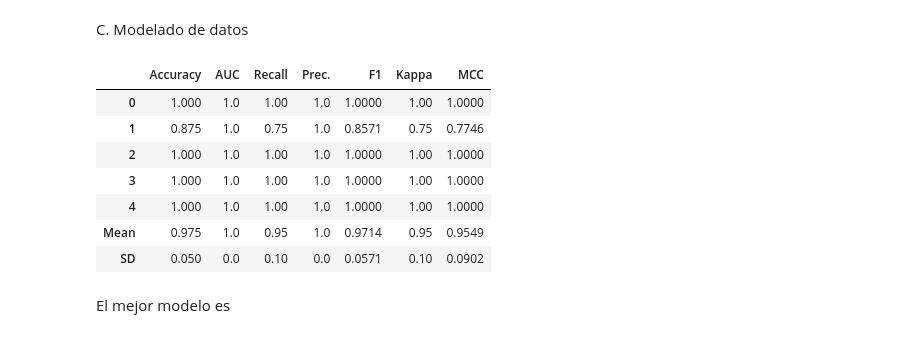
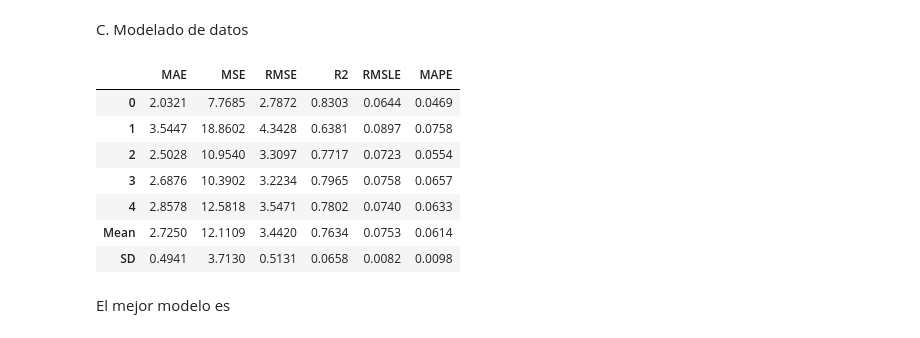
Before and after one commit to eliasalemann/UNI, a Jupyter notebook: EX2.ipynb, the cells around one changed output. Saved outputs shown, nothing was run; the diff lists cells and outputs as text; code cells hidden in the pictures.

```diff
--- a/EX2.ipynb
+++ b/EX2.ipynb
@@ -117,33 +117,33 @@ sb.pairplot(df)
 C. Modelado de datos
 # %%
 #Importando la libreria de clasificacion
-from pycaret.classification import *
+from pycaret.regression import *
 
 #Definicion del modelo
-set_up = setup(data,
-      target = 'Type',
+set_up = setup(df,
+      target = 'Flour',
       ignore_features = ['Salt'],  #Se elimina por la falta de varianza
       numeric_features = ['Egg'],  #Se modelara como una variable continua
       categorical_features = [],
       train_size = .8,             #Se usara el 80% de los datos para escojer el mejor algoritmo
       normalize = False,
       silent = True)
 
 #Escogiendo el mejor algoritmo y ajustando los hiper-parametros
 mejor = compare_models(fold = 5)
 
 modelo_final_noajustado = create_model(mejor, fold = 5)
 
 modelo_final_ajustado = tune_model(modelo_final_noajustado, fold = 5)
 # %% [output]
-|  | Accuracy | AUC | Recall | Prec. | F1 | Kappa | MCC |
-| 0 | 1.000 | 1.0 | 1.00 | 1.0 | 1.0000 | 1.00 | 1.0000 |
-| 1 | 0.875 | 1.0 | 0.75 | 1.0 | 0.8571 | 0.75 | 0.7746 |
-| 2 | 1.000 | 1.0 | 1.00 | 1.0 | 1.0000 | 1.00 | 1.0000 |
-| 3 | 1.000 | 1.0 | 1.00 | 1.0 | 1.0000 | 1.00 | 1.0000 |
-| 4 | 1.000 | 1.0 | 1.00 | 1.0 | 1.0000 | 1.00 | 1.0000 |
-| Mean | 0.975 | 1.0 | 0.95 | 1.0 | 0.9714 | 0.95 | 0.9549 |
-| SD | 0.050 | 0.0 | 0.10 | 0.0 | 0.0571 | 0.10 | 0.0902 |
+|  | MAE | MSE | RMSE | R2 | RMSLE | MAPE |
+| 0 | 2.0321 | 7.7685 | 2.7872 | 0.8303 | 0.0644 | 0.0469 |
+| 1 | 3.5447 | 18.8602 | 4.3428 | 0.6381 | 0.0897 | 0.0758 |
+| 2 | 2.5028 | 10.9540 | 3.3097 | 0.7717 | 0.0723 | 0.0554 |
+| 3 | 2.6876 | 10.3902 | 3.2234 | 0.7965 | 0.0758 | 0.0657 |
+| 4 | 2.8578 | 12.5818 | 3.5471 | 0.7802 | 0.0740 | 0.0633 |
+| Mean | 2.7250 | 12.1109 | 3.4420 | 0.7634 | 0.0753 | 0.0614 |
+| SD | 0.4941 | 3.7130 | 0.5131 | 0.0658 | 0.0082 | 0.0098 |
 # %% [markdown]
 El mejor modelo es
 # %%
```
Also changed, not shown: parts of 11 cells of this notebook.
